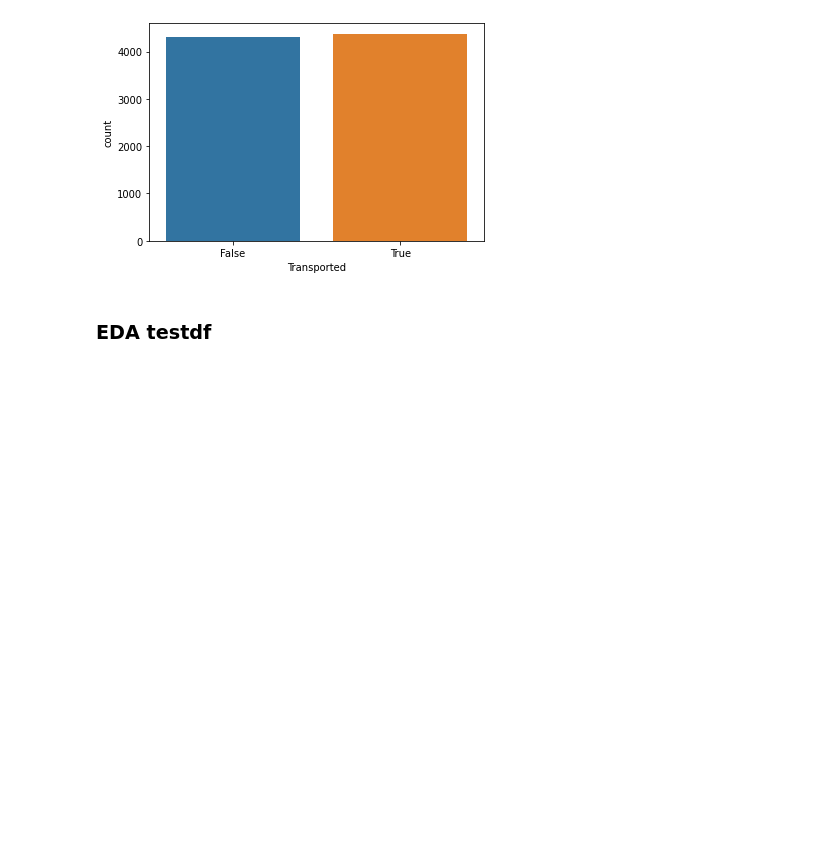
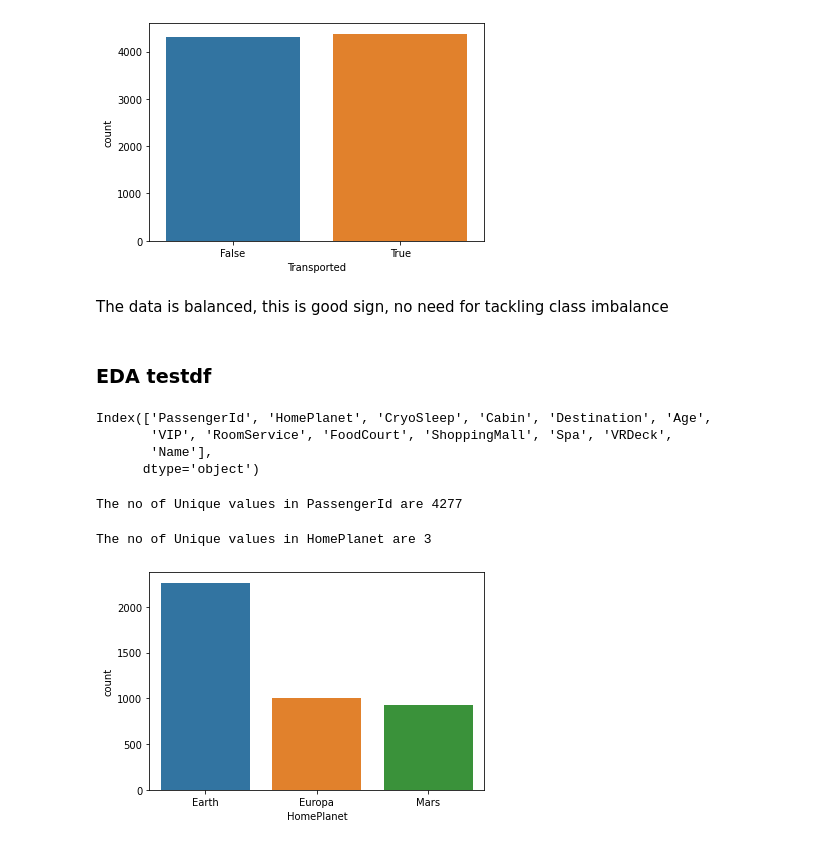
Before and after one commit to rohandawar/Titanic_Sapceship, a Jupyter notebook: titanic-spaceship-1.ipynb, the cells around one changed output. Drawn from its saved outputs; the diff is of its cells as text; code cells hidden in the pictures; blank space fills up the shorter version.

```diff
--- a/titanic-spaceship-1.ipynb
+++ b/titanic-spaceship-1.ipynb
@@ -152,5 +152,23 @@ Univariate(traindf, 'Transported')
 # %% [output]
 The no of Unique values in Transported are 2
 [figure]
+# %% [markdown]
+The data is balanced, this is good sign, no need for tackling class imbalance
 # %% [markdown]
 ### EDA testdf
+# %%
+testdf.columns
+# %% [output]
+Index(['PassengerId', 'HomePlanet', 'CryoSleep', 'Cabin', 'Destination', 'Age',
+       'VIP', 'RoomService', 'FoodCourt', 'ShoppingMall', 'Spa', 'VRDeck',
+       'Name'],
+      dtype='object')
+# %%
+Univariate(testdf,'PassengerId')
+# %% [output]
+The no of Unique values in PassengerId are 4277
+# %%
+Univariate(testdf,'HomePlanet')
+# %% [output]
+The no of Unique values in HomePlanet are 3
+[figure, added]
```
Also changed, not shown: parts of 11 cells of this notebook.
